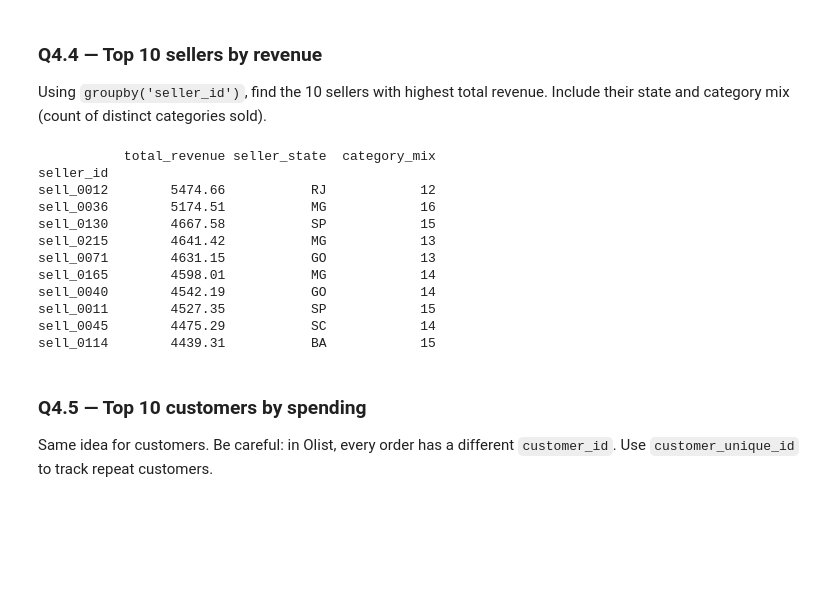
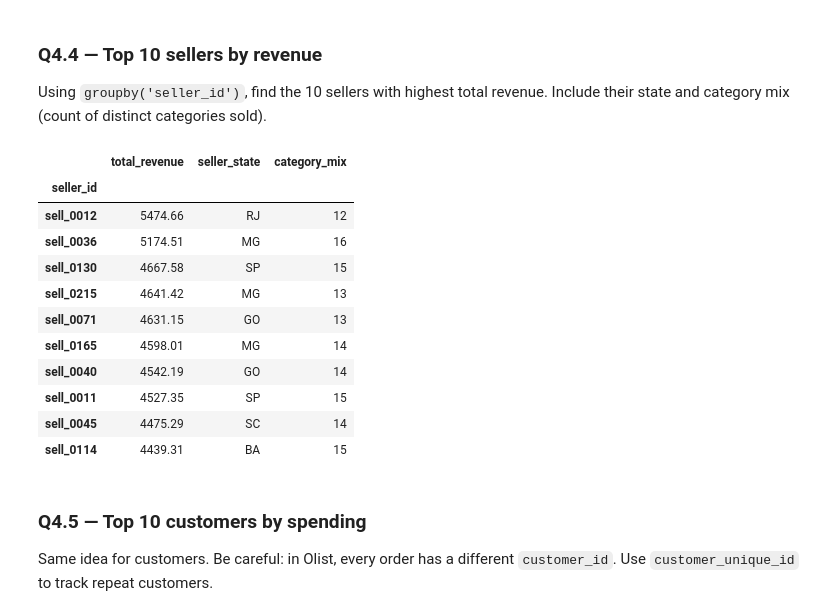
Before and after one commit to SumanSudo/DSML, a Jupyter notebook: Day4/Assignment/Pandas_Sales_Assignment.ipynb, the cells around one changed output. Drawn from its saved outputs; the diff is of its cells as text; code cells hidden in the pictures; blank space fills up the shorter version.

```diff
--- a/Day4/Assignment/Pandas_Sales_Assignment.ipynb
+++ b/Day4/Assignment/Pandas_Sales_Assignment.ipynb
@@ -1113,26 +1113,32 @@ pivot
 ### Q4.4 — Top 10 sellers by revenue
 Using `groupby('seller_id')`, find the 10 sellers with highest total revenue. Include their state and category mix (count of distinct categories sold).
 # %%
-# Top 10 sellers by revenue
-seller_stats = sales.groupby('seller_id').agg(
-    total_revenue=('price', 'sum'),                                                            # Calculate sum of sold items prices
-    seller_state=('seller_state', 'first'),                                                    # Fetch seller's home state
-    category_mix=('product_category_name_english', 'nunique')                                  # Count unique categories sold
-).sort_values('total_revenue', ascending=False)                                                # Sort by total revenue descending
-print(seller_stats.head(10))                                                                    # Display top 10 sellers
+top_sellers = (
+    sales
+    .groupby("seller_id")
+    .agg(
+        total_revenue=("price", "sum"),
+        seller_state=("seller_state", "first"),
+        category_mix=("product_category_name_english", "nunique")
+    )
+    .sort_values("total_revenue", ascending=False)
+    .head(10)
+)
+
+top_sellers
 # %% [output]
-           total_revenue seller_state  category_mix
-seller_id
-sell_0012        5474.66           RJ            12
-sell_0036        5174.51           MG            16
-sell_0130        4667.58           SP            15
-sell_0215        4641.42           MG            13
-sell_0071        4631.15           GO            13
-sell_0165        4598.01           MG            14
-sell_0040        4542.19           GO            14
-sell_0011        4527.35           SP            15
-sell_0045        4475.29           SC            14
-sell_0114        4439.31           BA            15
+|  | total_revenue | seller_state | category_mix |
+| seller_id |  |  |  |
+| sell_0012 | 5474.66 | RJ | 12 |
+| sell_0036 | 5174.51 | MG | 16 |
+| sell_0130 | 4667.58 | SP | 15 |
+| sell_0215 | 4641.42 | MG | 13 |
+| sell_0071 | 4631.15 | GO | 13 |
+| sell_0165 | 4598.01 | MG | 14 |
+| sell_0040 | 4542.19 | GO | 14 |
+| sell_0011 | 4527.35 | SP | 15 |
+| sell_0045 | 4475.29 | SC | 14 |
+| sell_0114 | 4439.31 | BA | 15 |
 # %% [markdown]
 ### Q4.5 — Top 10 customers by spending
 Same idea for customers. Be careful: in Olist, every order has a different `customer_id`. Use `customer_unique_id` to track repeat customers.
```
Also changed, not shown: parts of 7 cells of this notebook.
